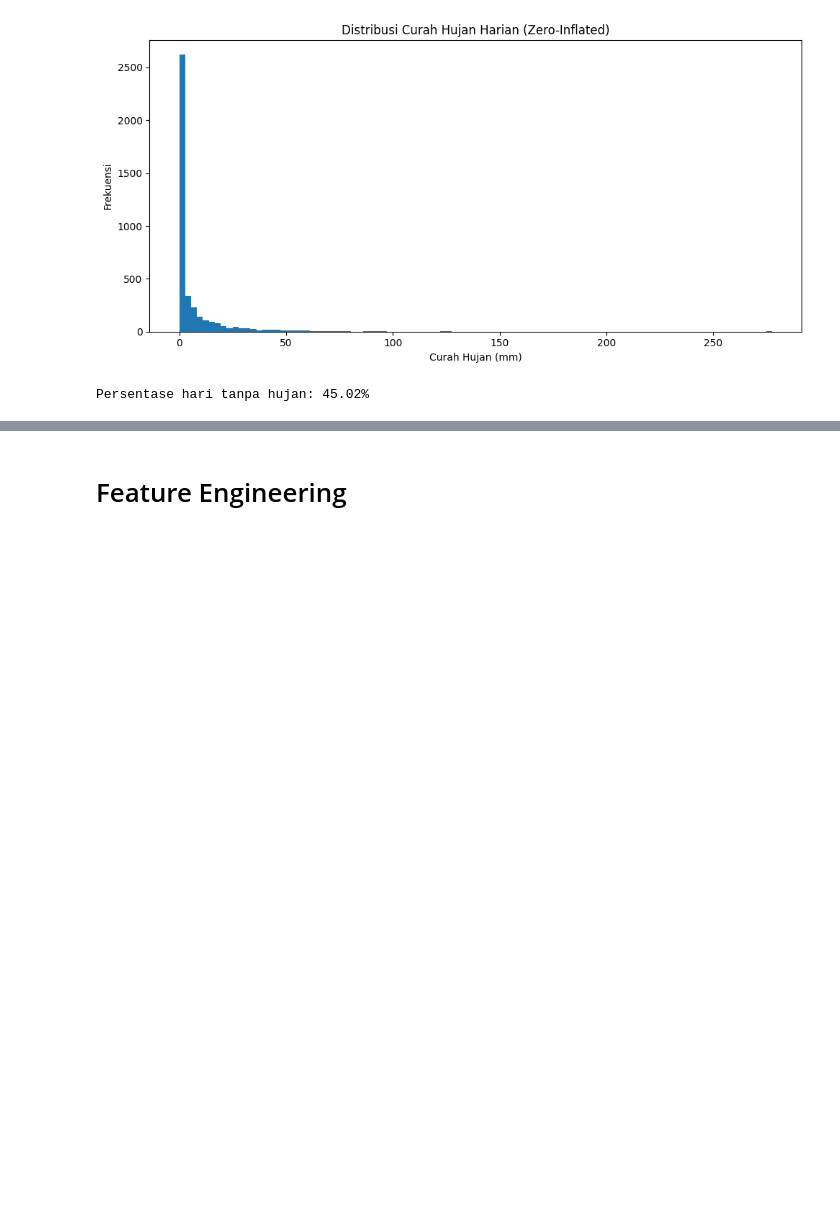
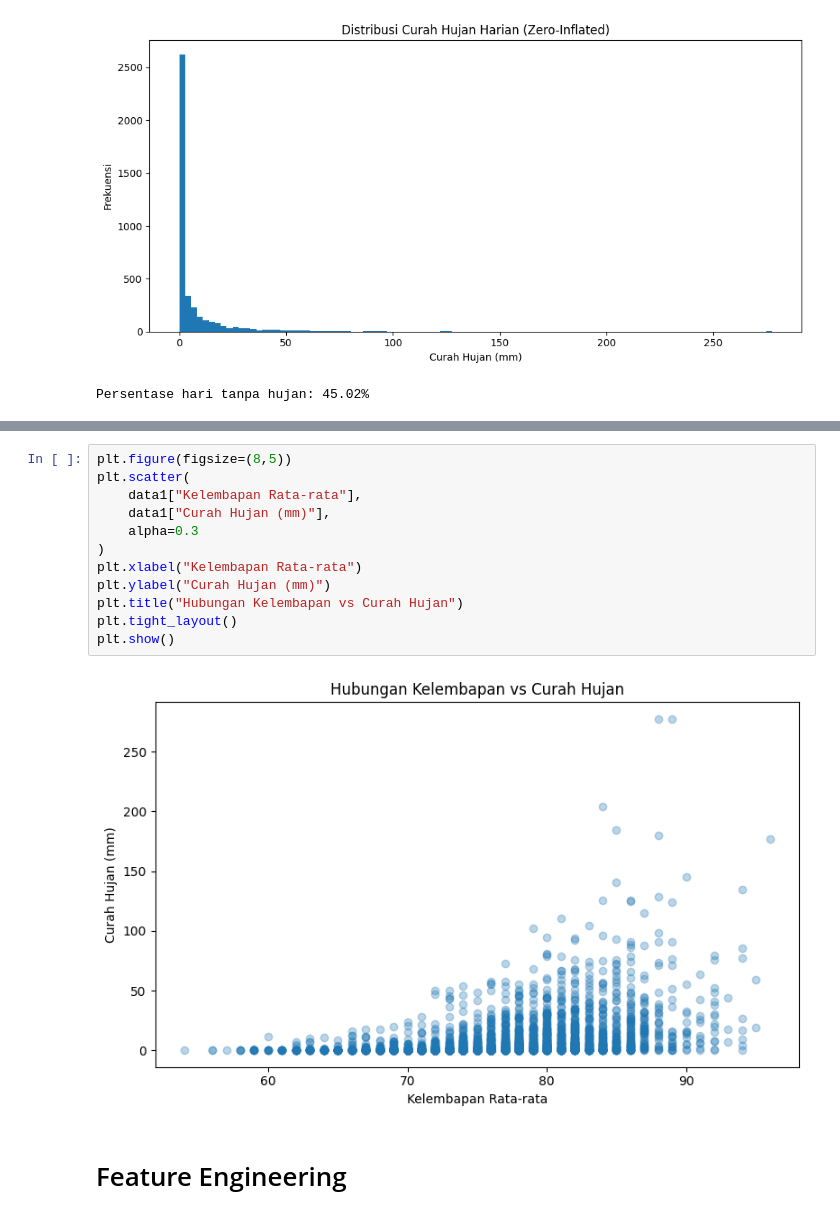
Before and after one commit to Ayusekar22/Jakarta-Weather-Prediction-2025, a Jupyter notebook: Jakarta_Weather_Analysis.ipynb, the cells around one changed output, grey strips where cells are left out. Cells and saved outputs as stored; diff of their text form; blank space fills up the shorter version.

```diff
--- a/Jakarta_Weather_Analysis.ipynb
+++ b/Jakarta_Weather_Analysis.ipynb
@@ -184,3 +194,17 @@ Persentase hari tanpa hujan: 45.02%
+# %%
+plt.figure(figsize=(8,5))
+plt.scatter(
+    data1["Kelembapan Rata-rata"],
+    data1["Curah Hujan (mm)"],
+    alpha=0.3
+)
+plt.xlabel("Kelembapan Rata-rata")
+plt.ylabel("Curah Hujan (mm)")
+plt.title("Hubungan Kelembapan vs Curah Hujan")
+plt.tight_layout()
+plt.show()
+# %% [output]
+[figure, added]
 # %% [markdown]
 # Feature Engineering
 # %%
```
Also changed, not shown: parts of 3 cells of this notebook, 2 other files.
